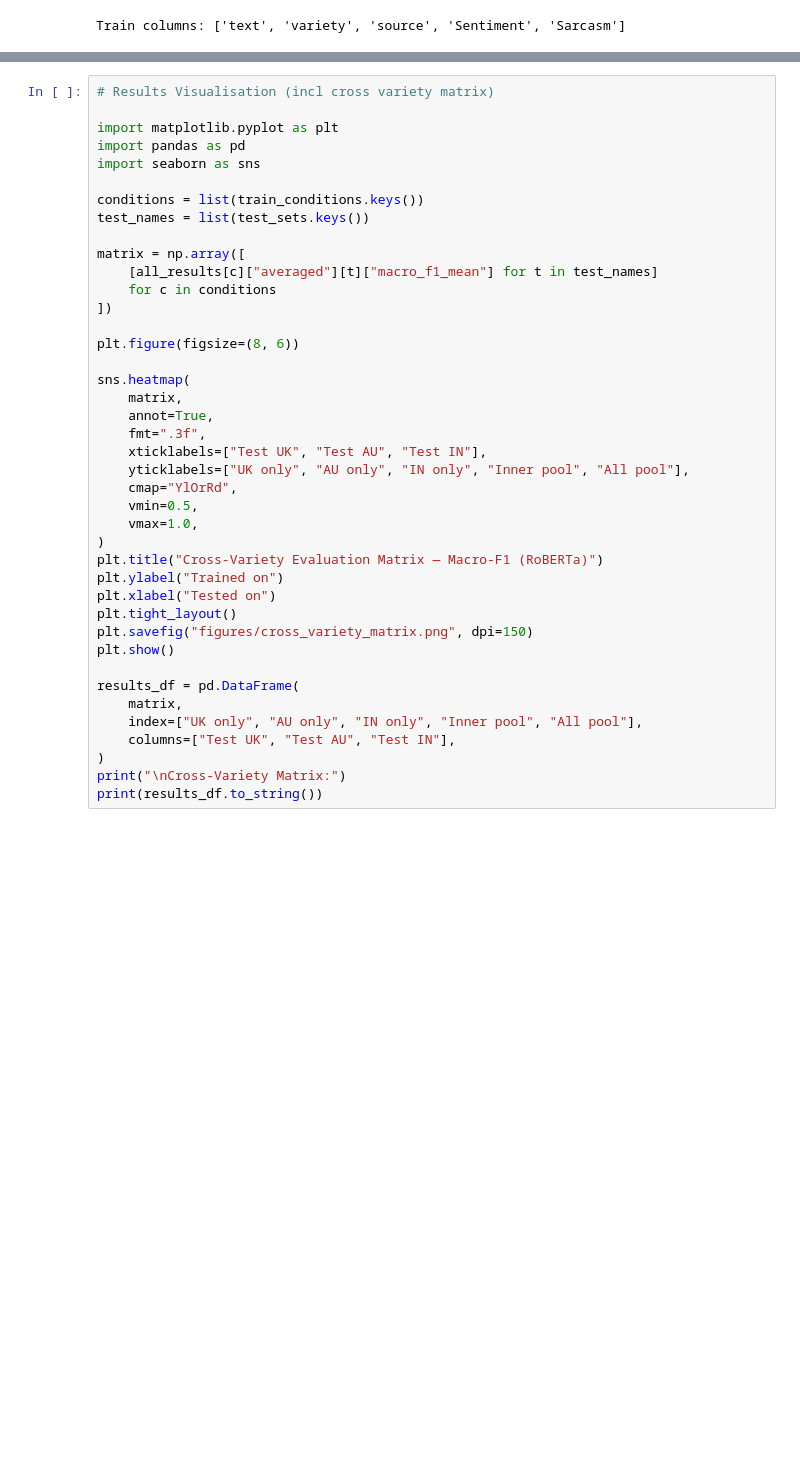
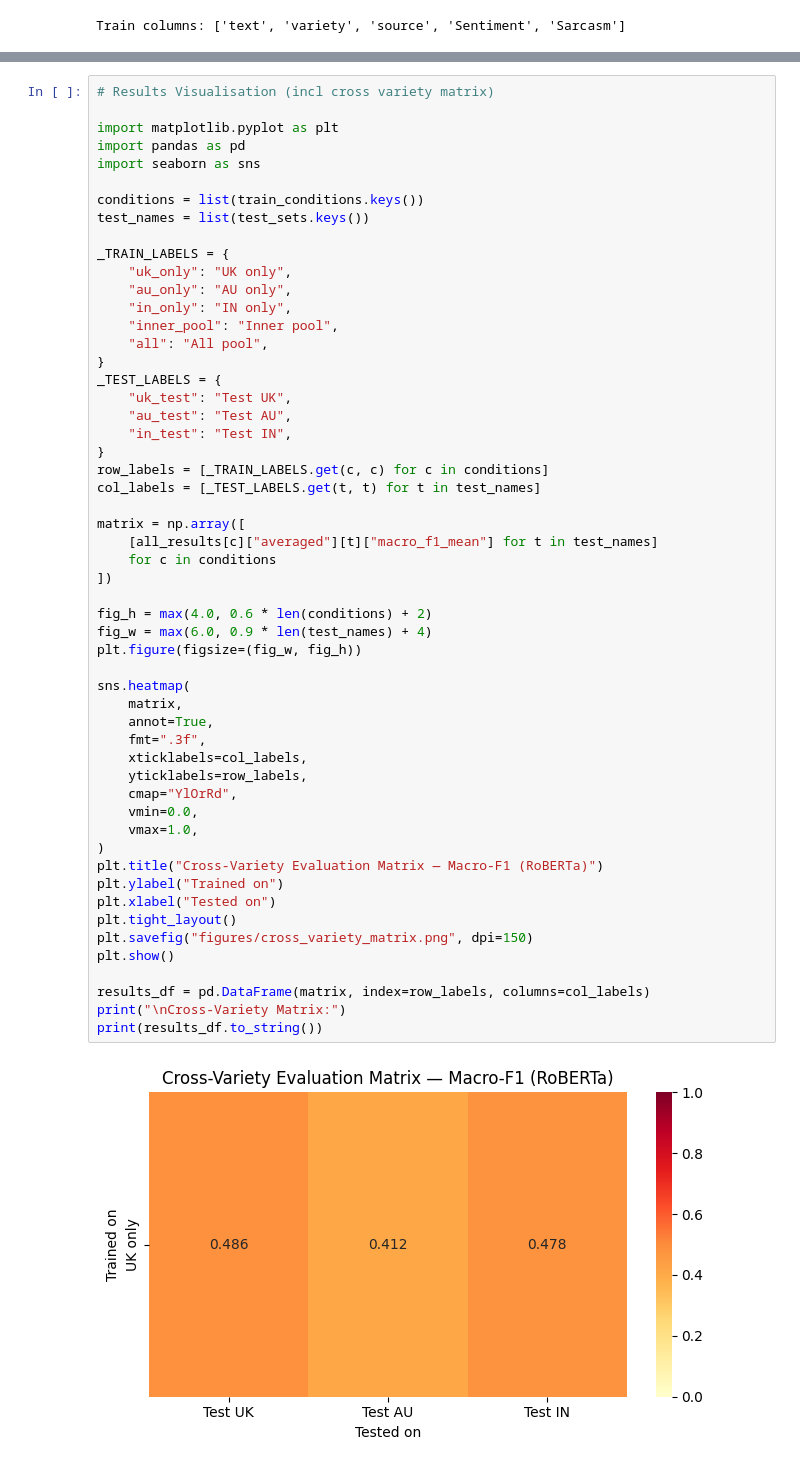
Before and after one commit to TheFinix13/NLP-coursework, a Jupyter notebook: notebooks/2.2_RoBERTa_CrossVariety_Joel_Fiyin.ipynb, the cells around one changed output, grey strips where cells are left out. Cells and saved outputs as stored; diff of their text form; blank space fills up the shorter version.

```diff
--- a/notebooks/2.2_RoBERTa_CrossVariety_Joel_Fiyin.ipynb
+++ b/notebooks/2.2_RoBERTa_CrossVariety_Joel_Fiyin.ipynb
@@ -501,39 +497,54 @@ AttributeError: 'Column' object has no attribute 'numpy'
 
 import matplotlib.pyplot as plt
 import pandas as pd
 import seaborn as sns
 
 conditions = list(train_conditions.keys())
 test_names = list(test_sets.keys())
 
+_TRAIN_LABELS = {
+    "uk_only": "UK only",
+    "au_only": "AU only",
+    "in_only": "IN only",
+    "inner_pool": "Inner pool",
+    "all": "All pool",
+}
+_TEST_LABELS = {
+    "uk_test": "Test UK",
+    "au_test": "Test AU",
+    "in_test": "Test IN",
+}
+row_labels = [_TRAIN_LABELS.get(c, c) for c in conditions]
+col_labels = [_TEST_LABELS.get(t, t) for t in test_names]
+
 matrix = np.array([
     [all_results[c]["averaged"][t]["macro_f1_mean"] for t in test_names]
     for c in conditions
 ])
 
-plt.figure(figsize=(8, 6))
+fig_h = max(4.0, 0.6 * len(conditions) + 2)
+fig_w = max(6.0, 0.9 * len(test_names) + 4)
+plt.figure(figsize=(fig_w, fig_h))
 
 sns.heatmap(
     matrix,
     annot=True,
     fmt=".3f",
-    xticklabels=["Test UK", "Test AU", "Test IN"],
-    yticklabels=["UK only", "AU only", "IN only", "Inner pool", "All pool"],
+    xticklabels=col_labels,
+    yticklabels=row_labels,
     cmap="YlOrRd",
-    vmin=0.5,
+    vmin=0.0,
     vmax=1.0,
 )
 plt.title("Cross-Variety Evaluation Matrix — Macro-F1 (RoBERTa)")
 plt.ylabel("Trained on")
 plt.xlabel("Tested on")
 plt.tight_layout()
 plt.savefig("figures/cross_variety_matrix.png", dpi=150)
 plt.show()
 
-results_df = pd.DataFrame(
-    matrix,
-    index=["UK only", "AU only", "IN only", "Inner pool", "All pool"],
-    columns=["Test UK", "Test AU", "Test IN"],
-)
+results_df = pd.DataFrame(matrix, index=row_labels, columns=col_labels)
 print("\nCross-Variety Matrix:")
 print(results_df.to_string())
+# %% [output]
+[figure, added]
```
Also changed, not shown: parts of 5 cells of this notebook.
